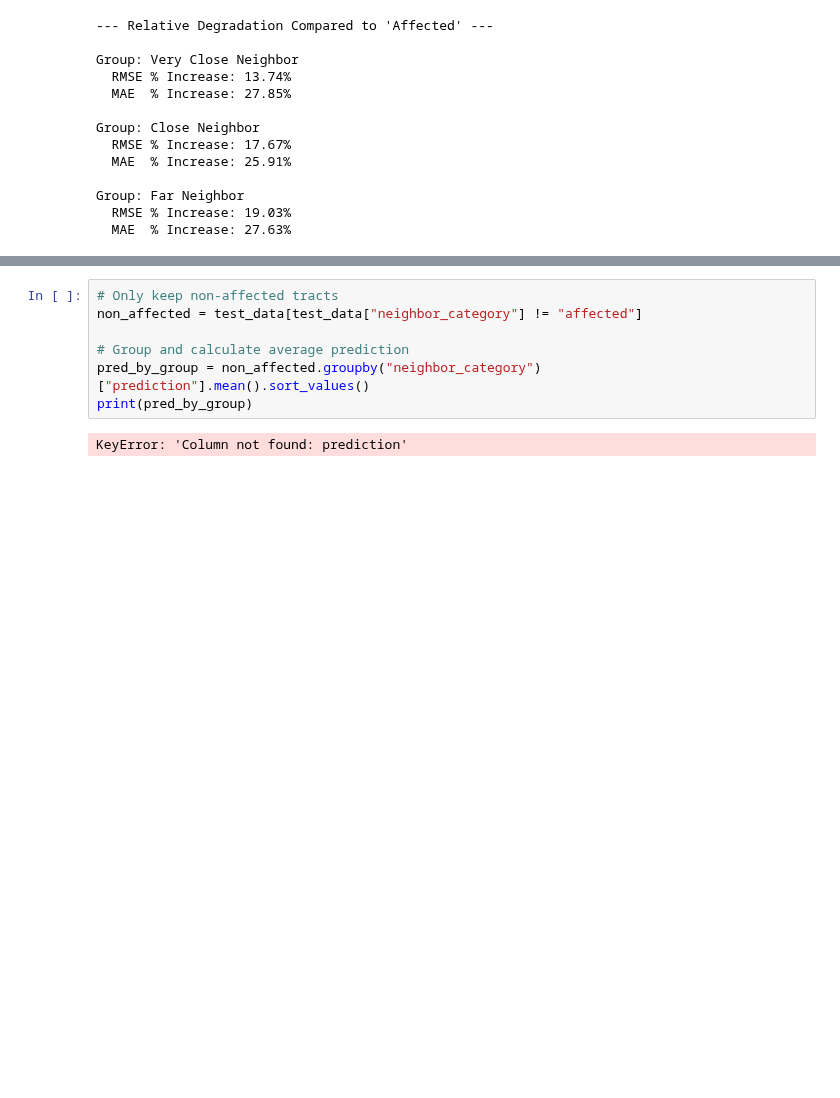
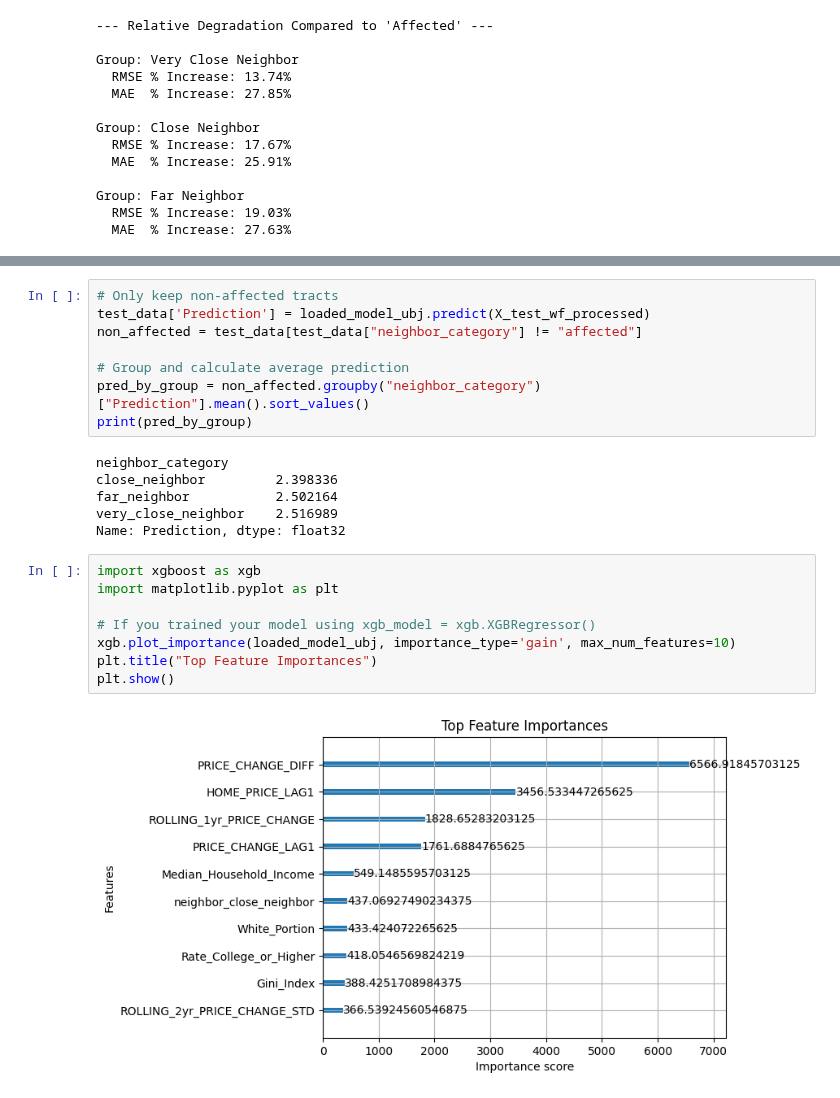
Before and after one commit to CynthiaShiyue/IDS705_MachineLearning_Project, a Jupyter notebook: 50_Spillover_Experiment/51_Experiment_3.ipynb, the cells around one changed output, grey strips where cells are left out. Cells and saved outputs as stored; diff of their text form; blank space fills up the shorter version.

```diff
--- a/50_Spillover_Experiment/51_Experiment_3.ipynb
+++ b/50_Spillover_Experiment/51_Experiment_3.ipynb
@@ -192,9 +259,24 @@ Group: Far Neighbor
 # %%
 # Only keep non-affected tracts
+test_data['Prediction'] = loaded_model_ubj.predict(X_test_wf_processed)
 non_affected = test_data[test_data["neighbor_category"] != "affected"]
 
 # Group and calculate average prediction
-pred_by_group = non_affected.groupby("neighbor_category")["prediction"].mean().sort_values()
+pred_by_group = non_affected.groupby("neighbor_category")["Prediction"].mean().sort_values()
 print(pred_by_group)
 # %% [output]
-KeyError: 'Column not found: prediction'
+neighbor_category
+close_neighbor         2.398336
+far_neighbor           2.502164
+very_close_neighbor    2.516989
+Name: Prediction, dtype: float32
+# %%
+import xgboost as xgb
+import matplotlib.pyplot as plt
+
+# If you trained your model using xgb_model = xgb.XGBRegressor()
+xgb.plot_importance(loaded_model_ubj, importance_type='gain', max_num_features=10)
+plt.title("Top Feature Importances")
+plt.show()
+# %% [output]
+[figure, added]
```
Also changed, not shown: parts of 3 cells of this notebook.
